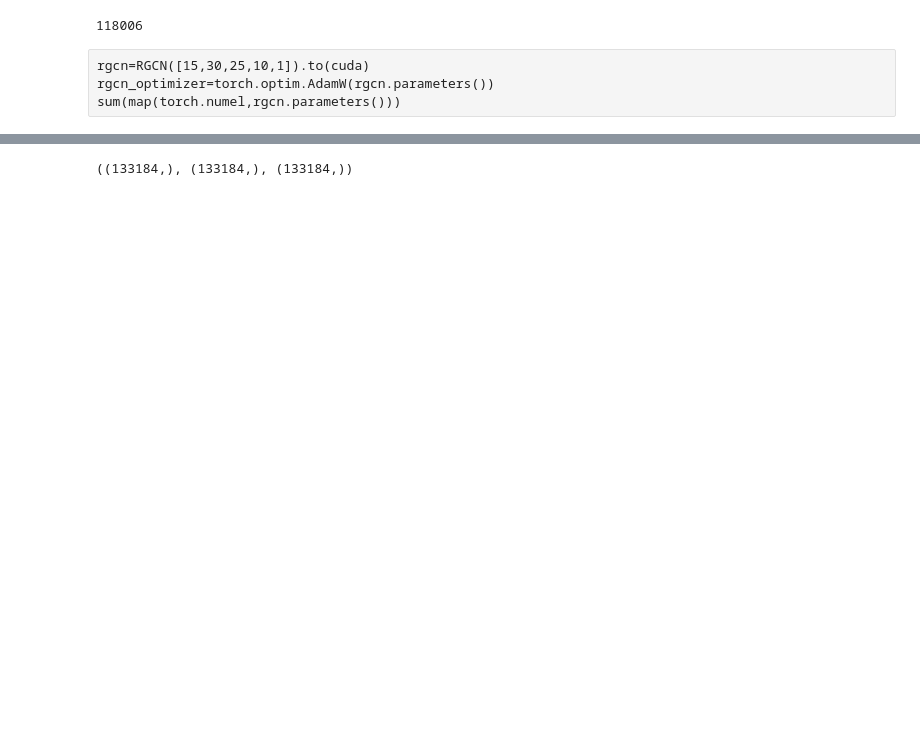
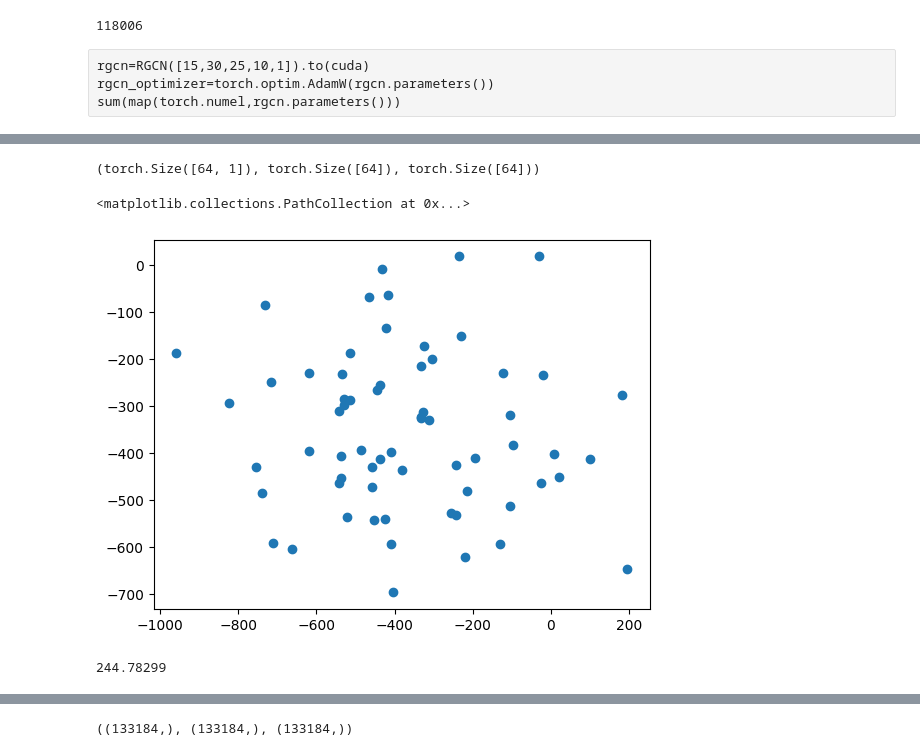
Before and after one commit to fairuztsn/jishien, a Jupyter notebook: training_xgcn.ipynb, the cells around one changed output, grey strips where cells are left out. Drawn from its saved outputs; the diff is of its cells as text; code cells hidden in the pictures; blank space fills up the shorter version.

```diff
--- a/training_xgcn.ipynb
+++ b/training_xgcn.ipynb
@@ -782,0 +606,4 @@ AttributeError: module 'models.xgcn' has no attribute 'eval'
+# %%
+schnet(batch).shape,rgcn(batch).shape,rgin(batch).shape
+# %% [output]
+(torch.Size([64, 1]), torch.Size([64]), torch.Size([64]))
@@ -782,0 +616,11 @@ AttributeError: module 'models.xgcn' has no attribute 'eval'
+# %%
+__y=(out*width+offset).detach().cpu().numpy()
+__x=(y*width+offset).detach().cpu().numpy()
+plt.scatter(__x,__y)
+# %% [output]
+<matplotlib.collections.PathCollection at 0x...>
+[figure, added]
+# %%
+abs(__y-__x).mean()
+# %% [output]
+244.78299
```
Also changed, not shown: parts of 44 cells of this notebook, 22 other files.
